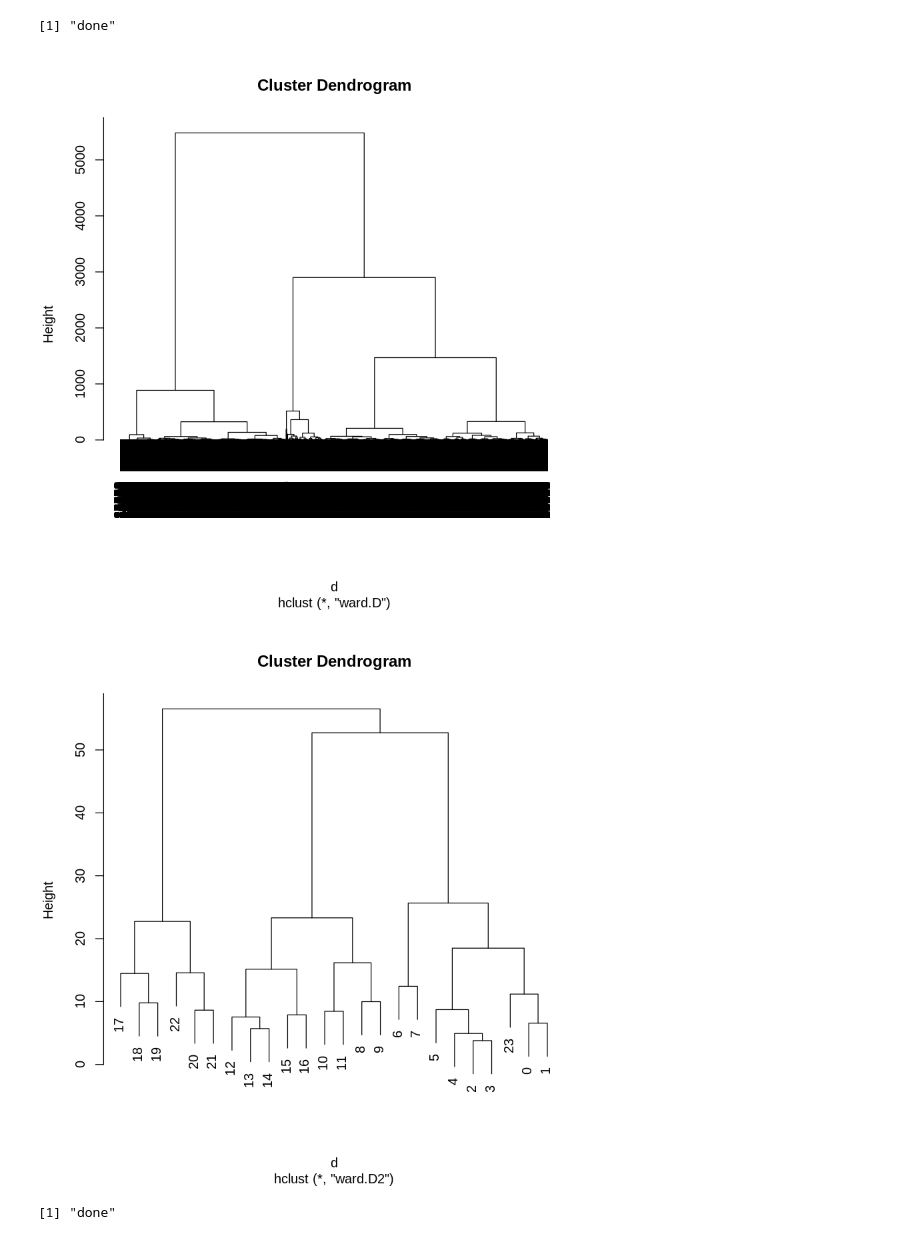
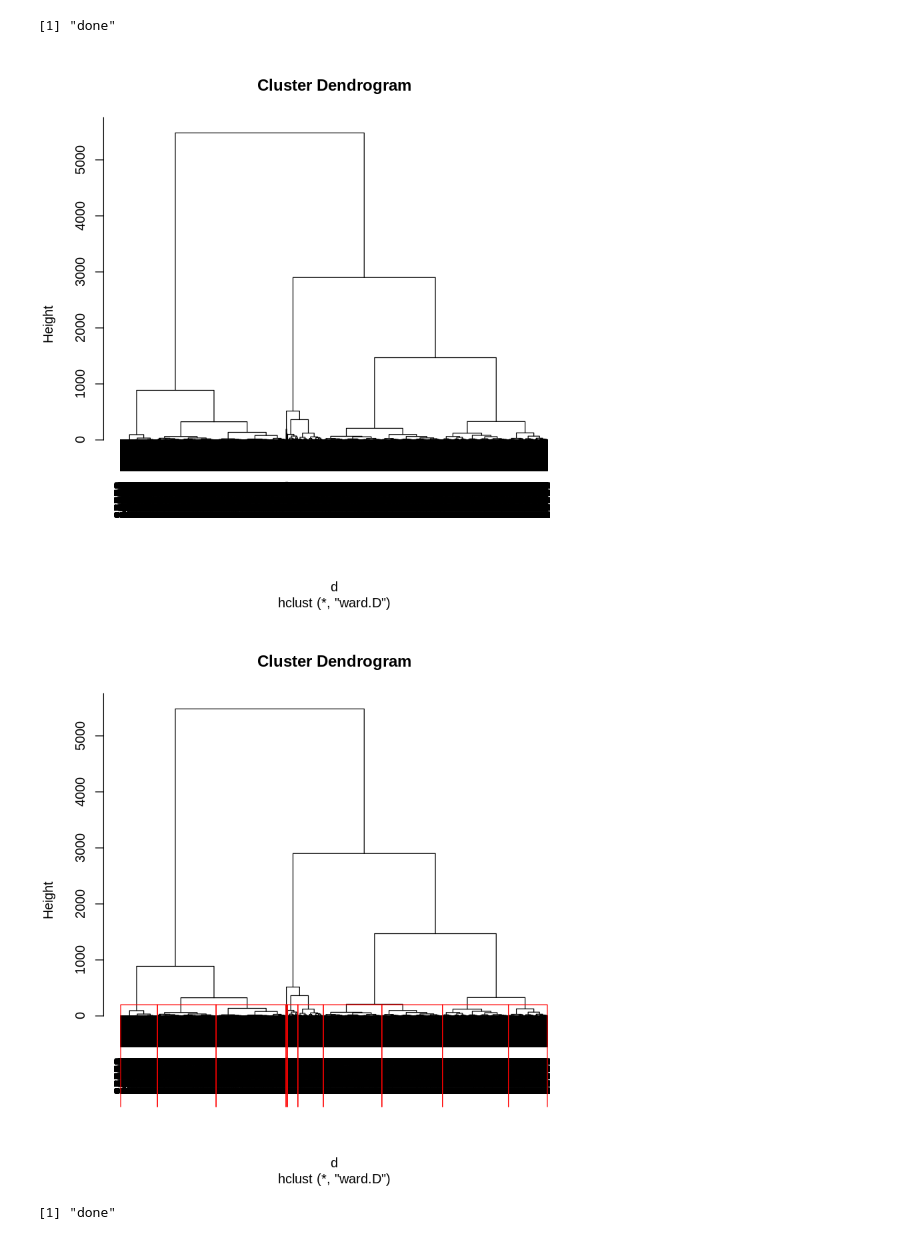
Before and after one commit to smartmeterdata/clustering, a Jupyter notebook: Clustering.ipynb, the cells around one changed output. Saved outputs shown, nothing was run; the diff lists cells and outputs as text; code cells hidden in the pictures.

```diff
--- a/Clustering.ipynb
+++ b/Clustering.ipynb
@@ -114,12 +116,17 @@ print("done")
 d <- dist(mat, method = "euclidean")
 fit <- hclust(d, method="ward.D")
 plot(fit) # display dendogram
-d <- dist(t(mat), method = "euclidean")
-fit <- hclust(d, method="ward.D2")
-plot(fit) # display dendogram
+#d <- dist(t(mat), method = "euclidean")
+#fit <- hclust(d, method="ward.D2")
+#plot(fit) # display dendogram
 # %% [output]
 [figure]
-[figure, removed]
+# %%
+plot(fit)
+groups <- cutree(fit, k=10)
+rect.hclust(fit, k=10, border="red")
+# %% [output]
+[figure, added]
 # %%
 #this sections deals with weekly day averages
 x <- fread("WeeklyDayAvgs.csv",
```
Also changed, not shown: parts of 7 cells of this notebook.
